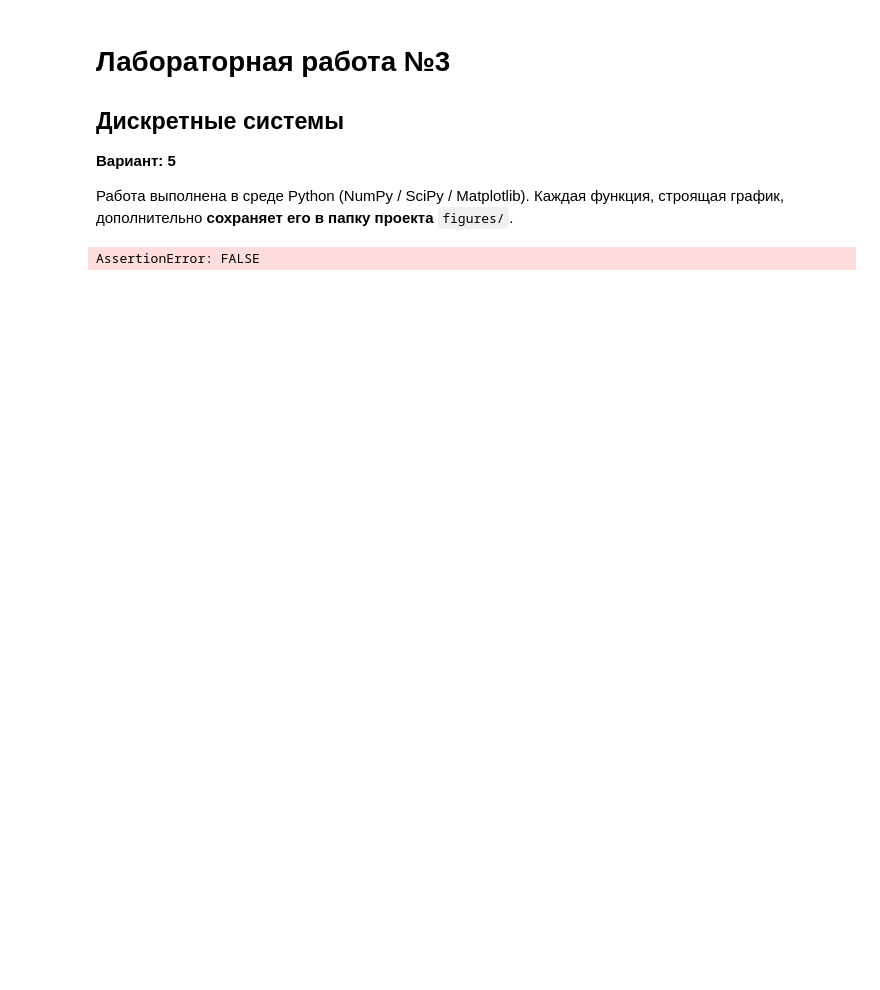
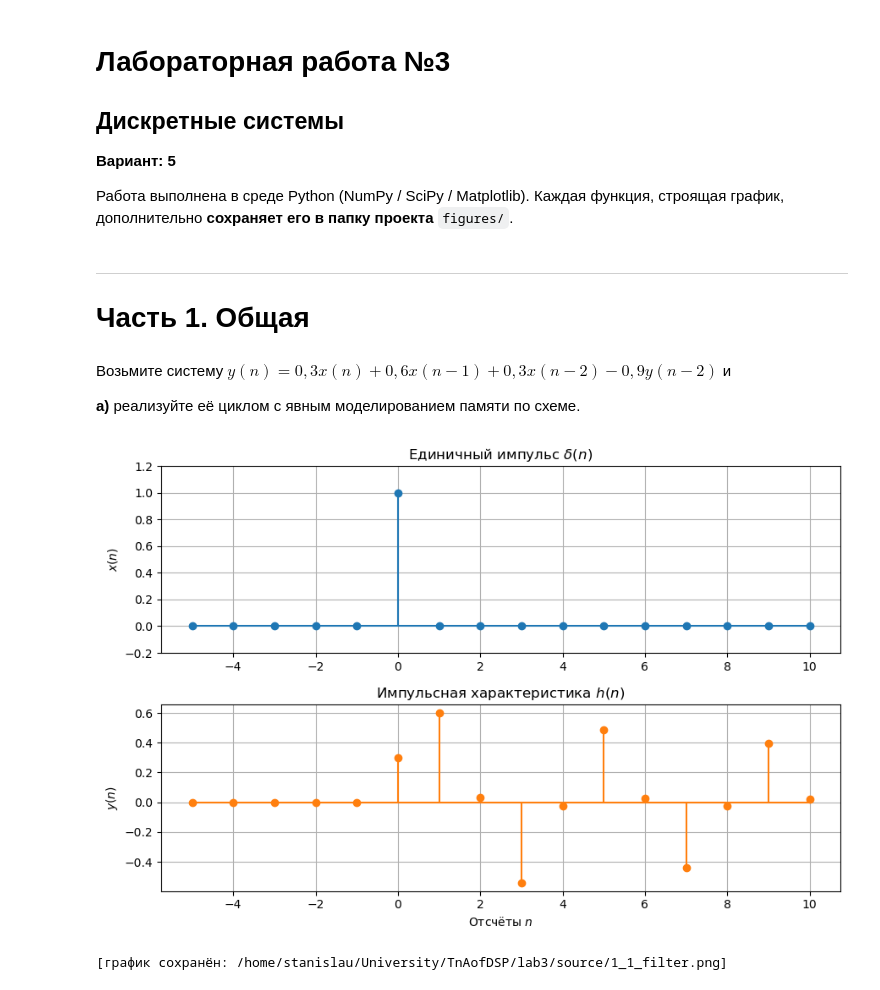
Before and after one commit to StanislauMikulski/TnAofDSP_lab3, a Jupyter notebook: main/main.ipynb, the cells around one changed output. Drawn from its saved outputs; the diff is of its cells as text; code cells hidden in the pictures; blank space fills up the shorter version.

```diff
--- a/main/main.ipynb
+++ b/main/main.ipynb
@@ -69,3 +75,10 @@ def delay(SIGNAL, BACKWARD_STEP):
+# %% [markdown]
+---
+# Часть 1. Общая
+# %% [markdown]
+Возьмите систему $y(n) = 0,3 x(n) + 0,6 x(n − 1) + 0,3 x(n − 2) − 0,9 y(n − 2)$ и
+
+**а)** реализуйте её циклом с явным моделированием памяти по схеме.
 # %%
 class IIRfilter:
     def __init__(self, b, a):
@@ -104,14 +113,31 @@ class IIRfilter:
     def reset_memory(self):
         self.mem_x.fill(0)
         self.mem_y.fill(0)
-# %%
-N = np.arange(15) - 5
-X = np.zeros(15)
-X[5] = 1
-filter = IIRfilter([0.3, 0.6, 0.3], [1.0, 0.0, 0.9])
-Y1 = filter.process_signal(X)
-Y2 = sps.lfilter([0.3, 0.6, 0.3], [1.0, 0.0, 0.9], X)
-assert np.max(abs(Y1 - Y2)) > 1e-12, "FALSE"
-print("Y1 - Y2 is", abs(Y1 - Y2))
-# %% [output]
-AssertionError: FALSE
+# %%
+N = np.arange(16) - 5
+X = np.zeros(len(N), dtype=float)
+X[5] = 1.0
+
+b = [0.3, 0.6, 0.3] # Входные данные
+a = [1.0, 0.0, 0.9] # Выходные данные
+
+flt = IIRfilter(b, a) # Используем свой фильтр с явным моделированием памяти
+Y1 = flt.process_signal(X)
+
+fig, (Xgraph, Ygraph) = plt.subplots(2, 1, figsize=(9, 6))
+
+Xgraph.stem(N, X, basefmt="C0-")
+Xgraph.set_ylabel("$x(n)$")
+Xgraph.set_title("Единичный импульс $\delta(n)$")
+Xgraph.set_ylim(-0.2, 1.2)
+
+Ygraph.stem(N, Y1, basefmt="C1-", linefmt="C1-", markerfmt="C1o")
+Ygraph.set_xlabel("Отсчёты $n$")
+Ygraph.set_ylabel("$y(n)$")
+Ygraph.set_title("Импульсная характеристика $h(n)$")
+
+plt.tight_layout()
+save_and_show(fig, name="1_1_filter")
+# %% [output]
+[figure, added]
+[график сохранён: /home/stanislau/University/TnAofDSP/lab3/source/1_1_filter.png]
```
Also changed, not shown: parts of 9 cells of this notebook.
